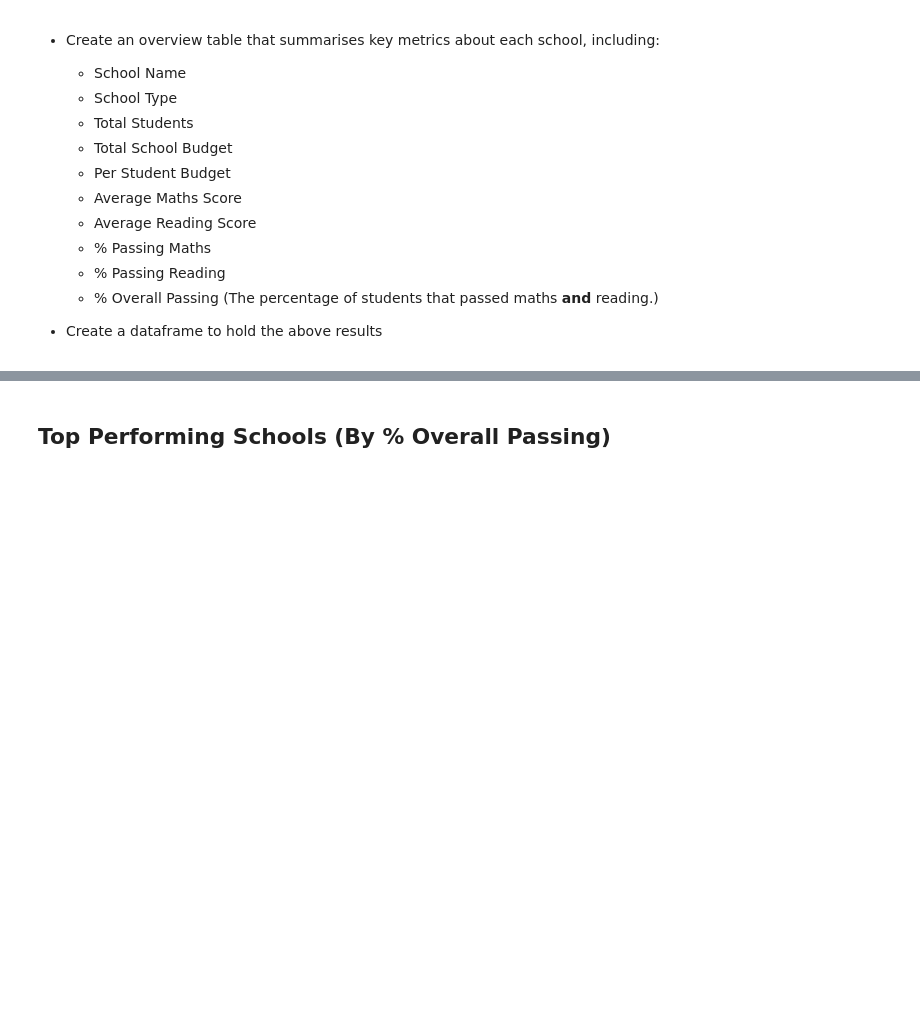
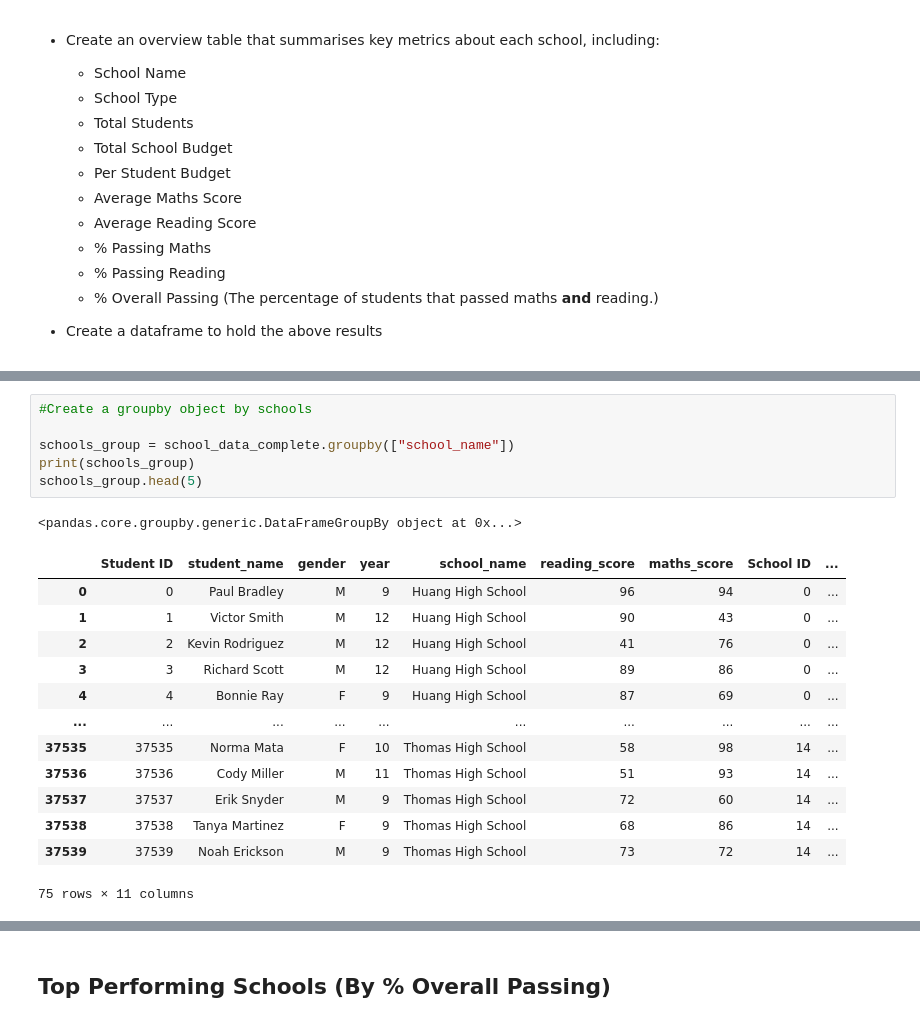
Before and after one commit to shanCH3n/pandas-challenge, a Jupyter notebook: PyCitySchools_working.ipynb, the cells around one changed output, grey strips where cells are left out. Saved outputs shown, nothing was run; the diff lists cells and outputs as text; blank space fills up the shorter version.

```diff
--- a/PyCitySchools_working.ipynb
+++ b/PyCitySchools_working.ipynb
@@ -244,0 +303,21 @@ KeyError: 'totalbudget'
+# %%
+#Create a groupby object by schools
+
+schools_group = school_data_complete.groupby(["school_name"])
+print(schools_group)
+schools_group.head(5)
+# %% [output]
+<pandas.core.groupby.generic.DataFrameGroupBy object at 0x...>
+|  | Student ID | student_name | gender | year | school_name | reading_score | maths_score | School ID | ... |
+| 0 | 0 | Paul Bradley | M | 9 | Huang High School | 96 | 94 | 0 | ... |
+| 1 | 1 | Victor Smith | M | 12 | Huang High School | 90 | 43 | 0 | ... |
+| 2 | 2 | Kevin Rodriguez | M | 12 | Huang High School | 41 | 76 | 0 | ... |
+| 3 | 3 | Richard Scott | M | 12 | Huang High School | 89 | 86 | 0 | ... |
+| 4 | 4 | Bonnie Ray | F | 9 | Huang High School | 87 | 69 | 0 | ... |
+| ... | ... | ... | ... | ... | ... | ... | ... | ... | ... |
+| 37535 | 37535 | Norma Mata | F | 10 | Thomas High School | 58 | 98 | 14 | ... |
+| 37536 | 37536 | Cody Miller | M | 11 | Thomas High School | 51 | 93 | 14 | ... |
+| 37537 | 37537 | Erik Snyder | M | 9 | Thomas High School | 72 | 60 | 14 | ... |
+| 37538 | 37538 | Tanya Martinez | F | 9 | Thomas High School | 68 | 86 | 14 | ... |
+| 37539 | 37539 | Noah Erickson | M | 9 | Thomas High School | 73 | 72 | 14 | ... |
+75 rows × 11 columns
```
Also changed, not shown: parts of 14 cells of this notebook.
